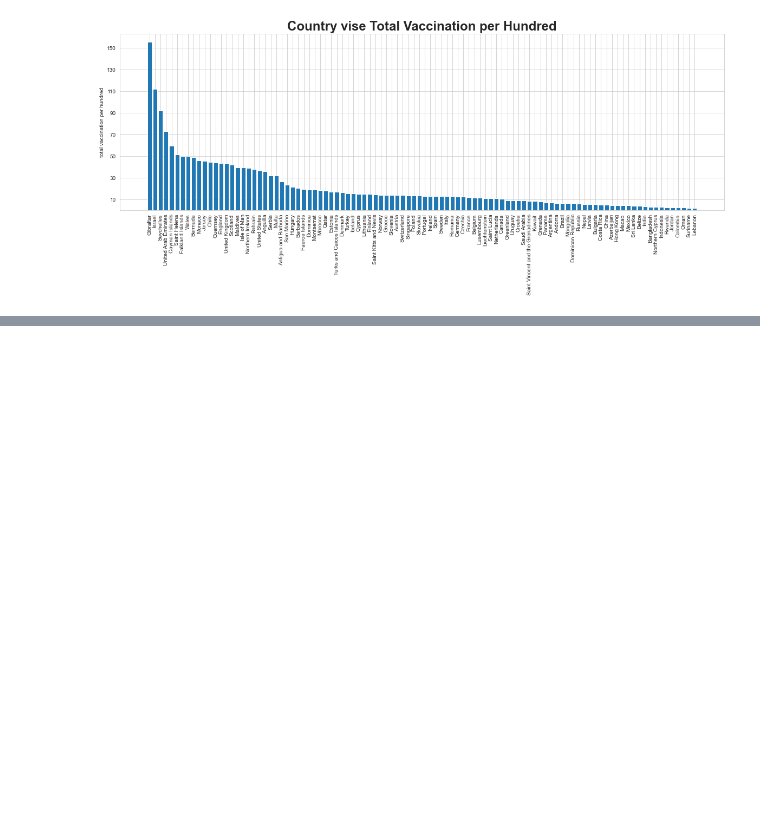
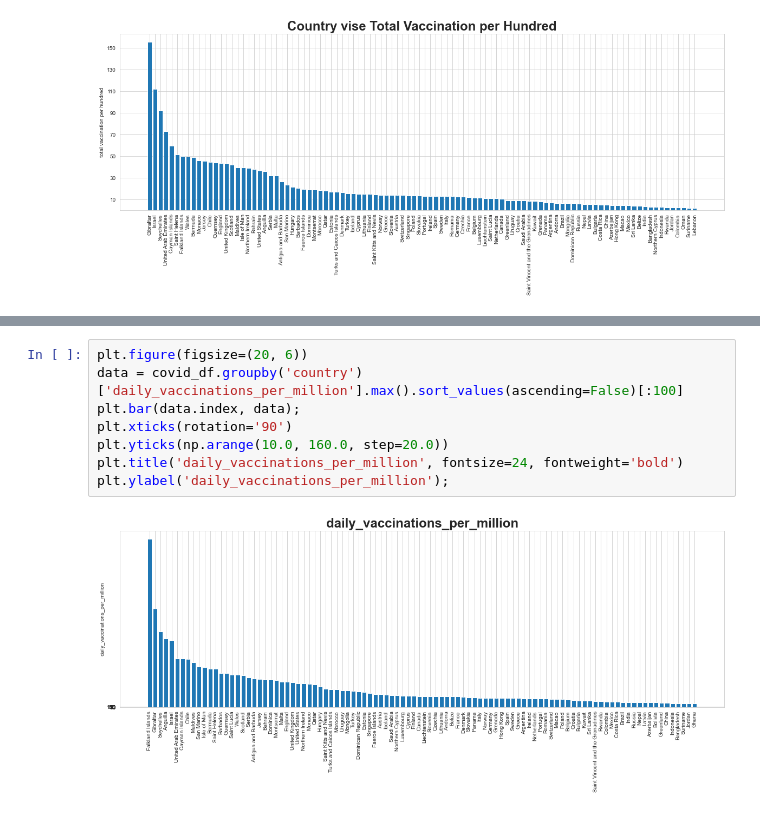
Before and after one commit to HunterKane/Covid-19-Vaccination-Progress-Analysis-, a Jupyter notebook: Covid-19 Vaccinated Countries Analysis .ipynb, the cells around one changed output, grey strips where cells are left out. Drawn from its saved outputs; the diff is of its cells as text; blank space fills up the shorter version.

```diff
--- a/Covid-19 Vaccinated Countries Analysis .ipynb
+++ b/Covid-19 Vaccinated Countries Analysis .ipynb
@@ -328,0 +338,10 @@ __Conclusion from Data__
+# %%
+plt.figure(figsize=(20, 6))
+data = covid_df.groupby('country')['daily_vaccinations_per_million'].max().sort_values(ascending=False)[:100]
+plt.bar(data.index, data);
+plt.xticks(rotation='90')
+plt.yticks(np.arange(10.0, 160.0, step=20.0))
+plt.title('daily_vaccinations_per_million', fontsize=24, fontweight='bold')
+plt.ylabel('daily_vaccinations_per_million');
+# %% [output]
+[figure, added]
```
Also changed, not shown: parts of 11 cells of this notebook.
